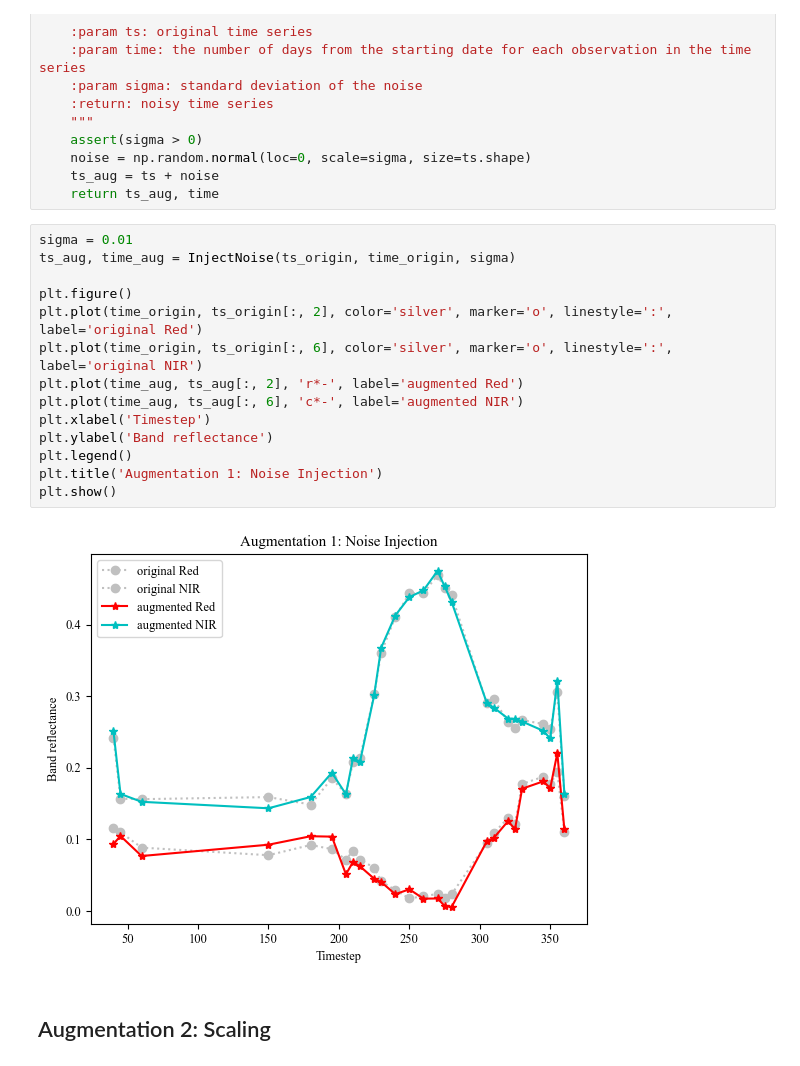
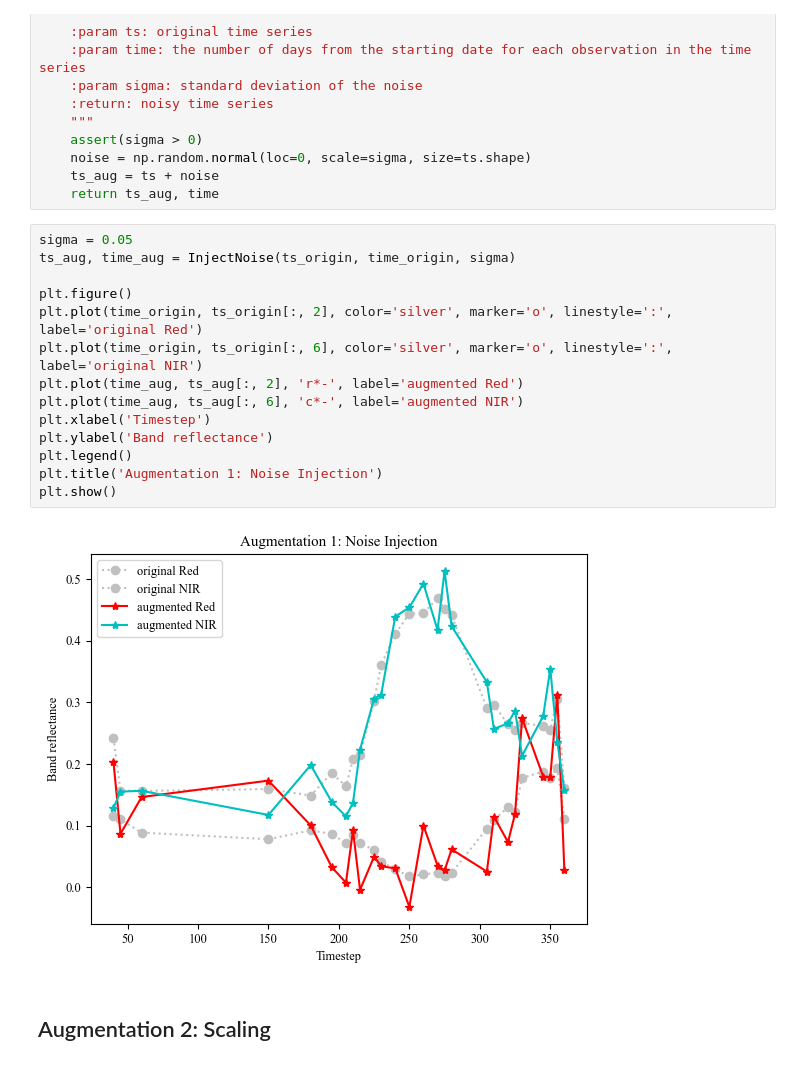
Before and after one commit to linlei1214/SITS-Aug, a Jupyter notebook: Satellite_time_series_augmentation.ipynb, the cells around one changed output. Saved outputs shown, nothing was run; the diff lists cells and outputs as text.

```diff
--- a/Satellite_time_series_augmentation.ipynb
+++ b/Satellite_time_series_augmentation.ipynb
@@ -73,21 +73,21 @@ def InjectNoise(ts, time, sigma):
     ts_aug = ts + noise
     return ts_aug, time
 # %%
-sigma = 0.01
+sigma = 0.05
 ts_aug, time_aug = InjectNoise(ts_origin, time_origin, sigma)
 
 plt.figure()
 plt.plot(time_origin, ts_origin[:, 2], color='silver', marker='o', linestyle=':', label='original Red')
 plt.plot(time_origin, ts_origin[:, 6], color='silver', marker='o', linestyle=':', label='original NIR')
 plt.plot(time_aug, ts_aug[:, 2], 'r*-', label='augmented Red')
 plt.plot(time_aug, ts_aug[:, 6], 'c*-', label='augmented NIR')
 plt.xlabel('Timestep')
 plt.ylabel('Band reflectance')
 plt.legend()
 plt.title('Augmentation 1: Noise Injection')
 plt.show()
 # %% [output]
-[figure, old version]
+[figure, new version]
 # %% [markdown]
 ## Augmentation 2: Scaling
 # %% [markdown]
```
Also changed, not shown: parts of 11 cells of this notebook.
